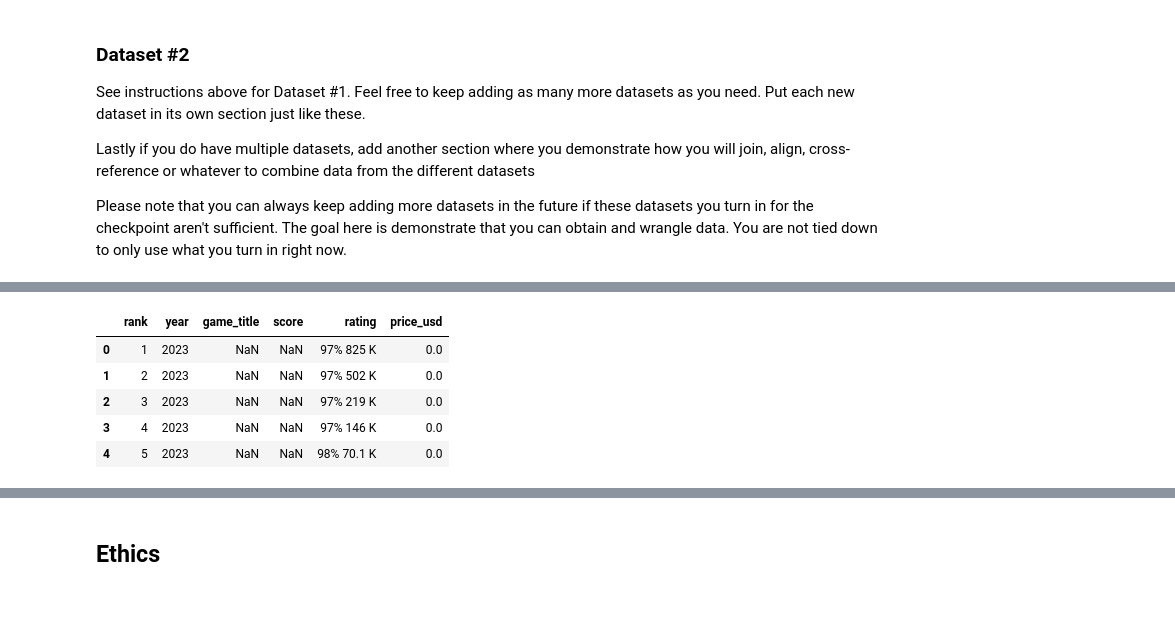
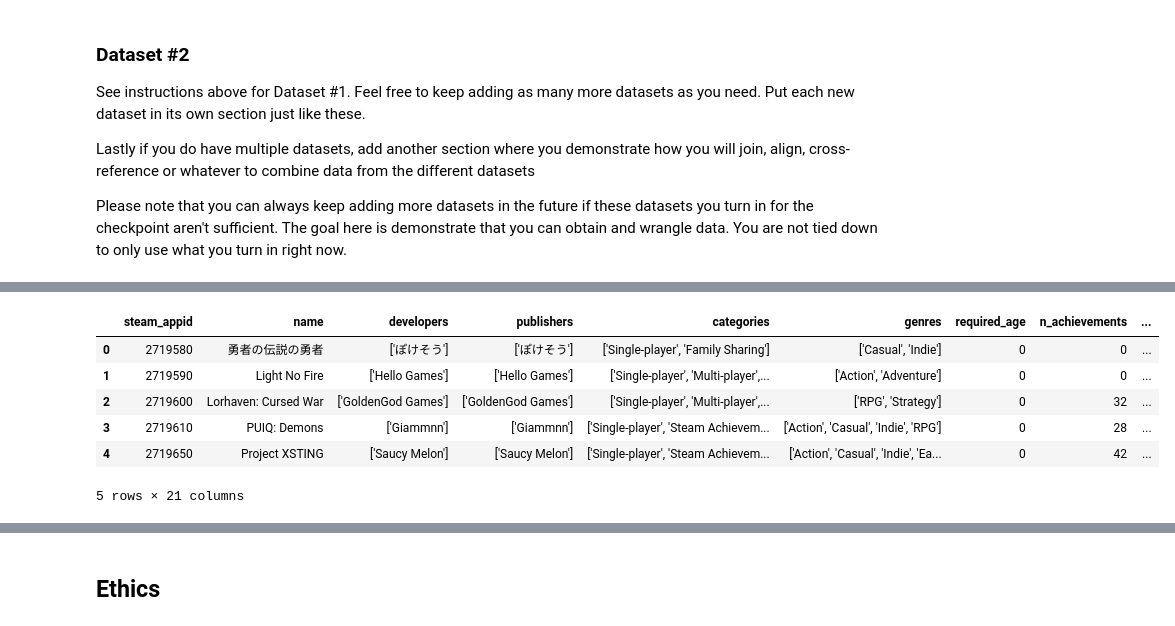
Before and after one commit to COGS108/Group038_WI26, a Jupyter notebook: 01-DataCheckpoint.ipynb, the cells around one changed output, grey strips where cells are left out. Drawn from its saved outputs; the diff is of its cells as text; code cells hidden in the pictures.

```diff
--- a/01-DataCheckpoint.ipynb
+++ b/01-DataCheckpoint.ipynb
@@ -152,3 +155,6 @@ path = kagglehub.dataset_download("srgiomanhes/steam-games-dataset-2025")
 
 csvfile_path = os.path.join(path, "steam_games.csv")
 kaggle_steam_dataset = pd.read_csv(csvfile_path)
+
+kaggle_steam_dataset.head()
+# %% [output]
@@ -155,3 +162,10 @@ kaggle_steam_dataset = pd.read_csv(csvfile_path)
+|  | steam_appid | name | developers | publishers | categories | genres | required_age | n_achievements | ... |
+| 0 | 2719580 | 勇者の伝説の勇者 | ['ぽけそう'] | ['ぽけそう'] | ['Single-player', 'Family Sharing'] | ['Casual', 'Indie'] | 0 | 0 | ... |
+| 1 | 2719590 | Light No Fire | ['Hello Games'] | ['Hello Games'] | ['Single-player', 'Multi-player',... | ['Action', 'Adventure'] | 0 | 0 | ... |
+| 2 | 2719600 | Lorhaven: Cursed War | ['GoldenGod Games'] | ['GoldenGod Games'] | ['Single-player', 'Multi-player',... | ['RPG', 'Strategy'] | 0 | 32 | ... |
+| 3 | 2719610 | PUIQ: Demons | ['Giammnn'] | ['Giammnn'] | ['Single-player', 'Steam Achievem... | ['Action', 'Casual', 'Indie', 'RPG'] | 0 | 28 | ... |
+| 4 | 2719650 | Project XSTING | ['Saucy Melon'] | ['Saucy Melon'] | ['Single-player', 'Steam Achievem... | ['Action', 'Casual', 'Indie', 'Ea... | 0 | 42 | ... |
+5 rows × 21 columns
 # %%
 import numpy as np
 
@@ -206,9 +184,0 @@ for year in years:
-# %%
-clean_by_year[2023].head(5)
-# %% [output]
-|  | rank | year | game_title | score | rating | price_usd |
-| 0 | 1 | 2023 | NaN | NaN | 97% 825 K | 0.0 |
-| 1 | 2 | 2023 | NaN | NaN | 97% 502 K | 0.0 |
-| 2 | 3 | 2023 | NaN | NaN | 97% 219 K | 0.0 |
-| 3 | 4 | 2023 | NaN | NaN | 97% 146 K | 0.0 |
-| 4 | 5 | 2023 | NaN | NaN | 98% 70.1 K | 0.0 |
```
Also changed, not shown: parts of 6 cells of this notebook.
